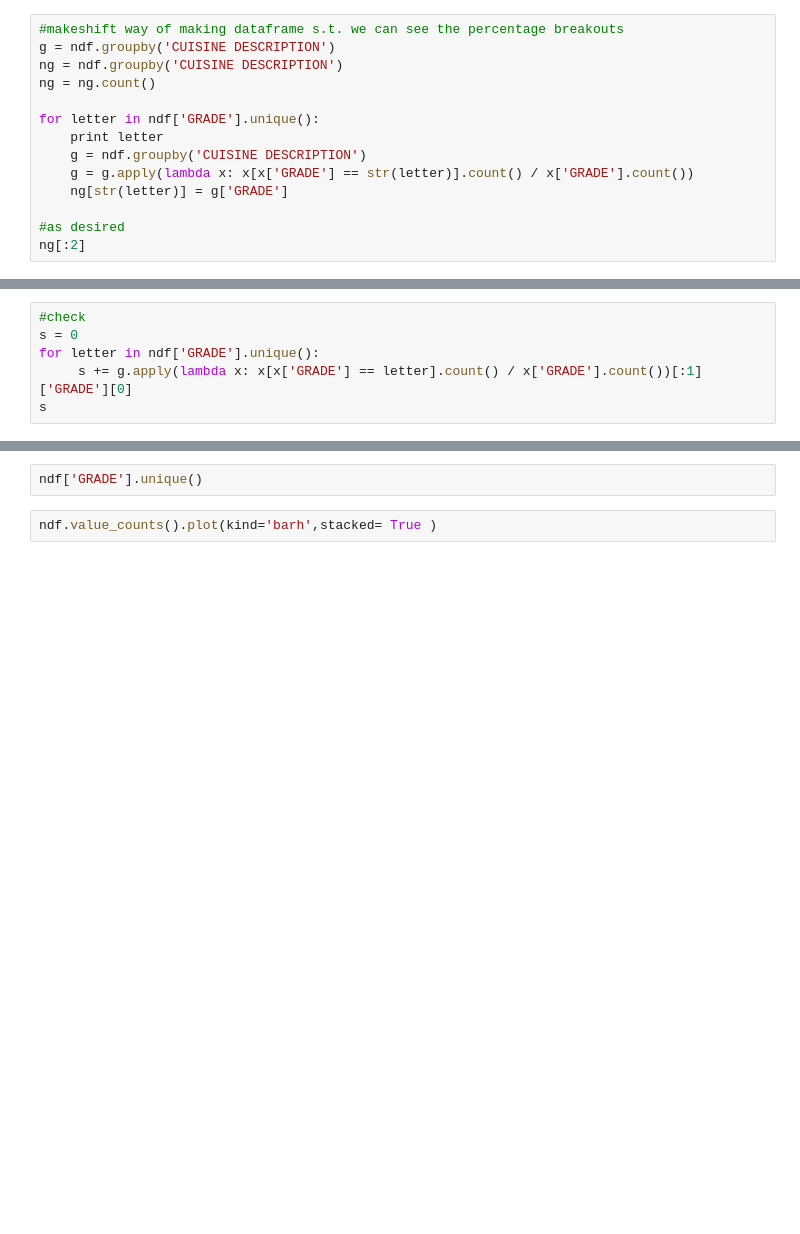
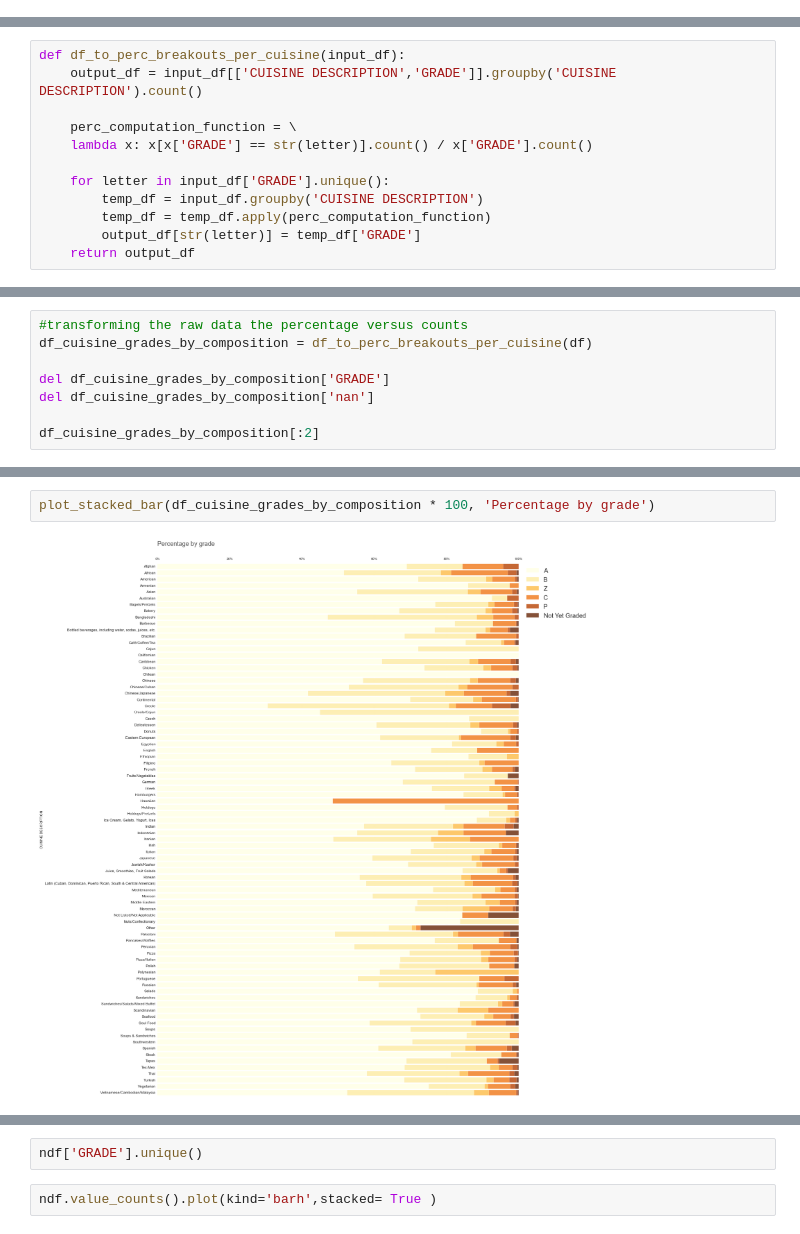
Before and after one commit to asharma567/NYC_Restaurant_Data_Analysis, a Jupyter notebook: NYC_Restaurant_Analysis.ipynb, the cells around one changed output, grey strips where cells are left out. Drawn from its saved outputs; the diff is of its cells as text; blank space fills up the shorter version.

```diff
--- a/NYC_Restaurant_Analysis.ipynb
+++ b/NYC_Restaurant_Analysis.ipynb
@@ -335,14 +0,0 @@ g.apply(lambda x: x[x['GRADE'] == 'A'].count() / len(x['GRADE']))
-# %%
-#makeshift way of making dataframe s.t. we can see the percentage breakouts
-g = ndf.groupby('CUISINE DESCRIPTION')
-ng = ndf.groupby('CUISINE DESCRIPTION')
-ng = ng.count()
-
-for letter in ndf['GRADE'].unique():
-    print letter
-    g = ndf.groupby('CUISINE DESCRIPTION')
-    g = g.apply(lambda x: x[x['GRADE'] == str(letter)].count() / x['GRADE'].count())
-    ng[str(letter)] = g['GRADE']
-
-#as desired
-ng[:2]
@@ -414,6 +0,0 @@ plt.show()
-# %%
-#check
-s = 0
-for letter in ndf['GRADE'].unique():
-     s += g.apply(lambda x: x[x['GRADE'] == letter].count() / x['GRADE'].count())[:1]['GRADE'][0]
-s
@@ -419,0 +119,12 @@ s
+# %%
+def df_to_perc_breakouts_per_cuisine(input_df):
+    output_df = input_df[['CUISINE DESCRIPTION','GRADE']].groupby('CUISINE DESCRIPTION').count()
+
+    perc_computation_function = \
+    lambda x: x[x['GRADE'] == str(letter)].count() / x['GRADE'].count()
+
+    for letter in input_df['GRADE'].unique():
+        temp_df = input_df.groupby('CUISINE DESCRIPTION')
+        temp_df = temp_df.apply(perc_computation_function)
+        output_df[str(letter)] = temp_df['GRADE']
+    return output_df
@@ -419,0 +133,8 @@ s
+# %%
+#transforming the raw data the percentage versus counts
+df_cuisine_grades_by_composition = df_to_perc_breakouts_per_cuisine(df)
+
+del df_cuisine_grades_by_composition['GRADE']
+del df_cuisine_grades_by_composition['nan']
+
+df_cuisine_grades_by_composition[:2]
@@ -419,0 +208,4 @@ s
+# %%
+plot_stacked_bar(df_cuisine_grades_by_composition * 100, 'Percentage by grade')
+# %% [output]
+[figure, added]
```
Also changed, not shown: parts of 36 cells of this notebook.
